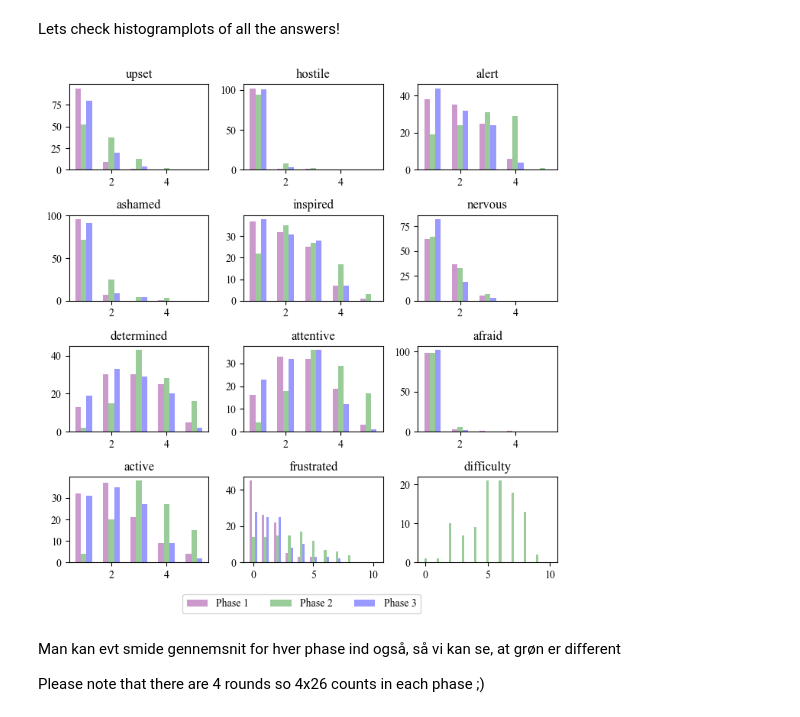
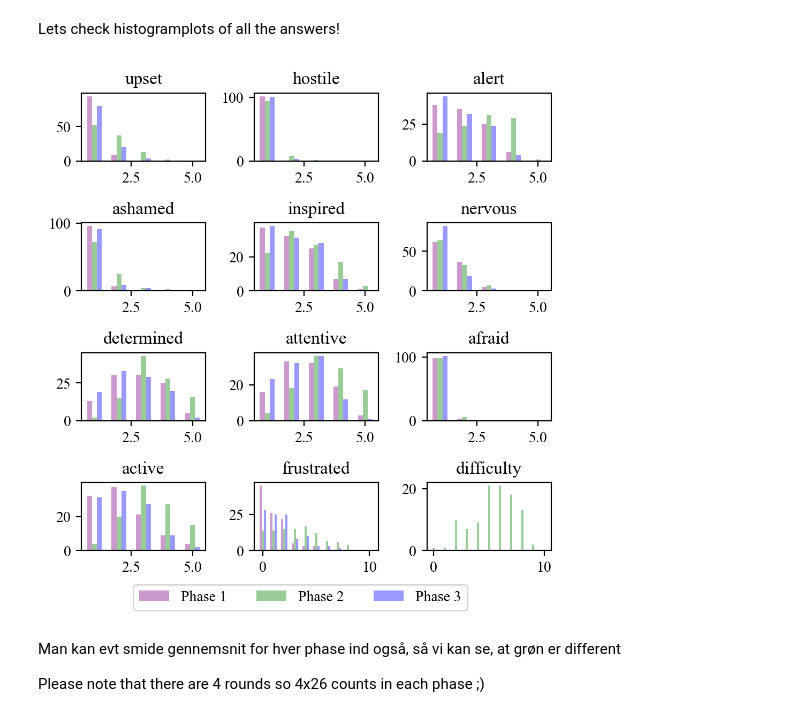
Before and after one commit to Ne0-1/02582_computational_data_analysis, a Jupyter notebook: case2/notebooks/questionnaire_analysis.ipynb, the cells around one changed output. Saved outputs shown, nothing was run; the diff lists cells and outputs as text; code cells hidden in the pictures.

```diff
--- a/case2/notebooks/questionnaire_analysis.ipynb
+++ b/case2/notebooks/questionnaire_analysis.ipynb
@@ -60,7 +60,7 @@ plotted_columns = ['upset', 'hostile', 'alert', 'ashamed', 'inspired', 'nervous'
                    'determined', 'attentive', 'afraid', 'active', 'frustrated',
                   'difficulty']
 # %%
-fig, ax = plt.subplots(4,3, figsize=(7,7))
+fig, ax = plt.subplots(4,3, figsize=(5,5), dpi=200)
 row_idx = -1
 for idx, question in enumerate(plotted_columns):
     if idx%3==0:
@@ -72,34 +72,34 @@ for idx, question in enumerate(plotted_columns):
             color = 'purple'
             label = 'Phase 1'
         if shift_idx == 1:
             shift = 0
             color = 'green'
             label = 'Phase 2'
         if shift_idx == 2:
             shift = 0.2
             color = 'blue'
             label = 'Phase 3'
         numbers = [1,2,3,4,5]
         if idx>9:
             numbers = [0,1,2,3,4,5,6,7,8,9,10]
         for number in numbers:
             if idx == 0 and number == 5:
                 ax[row_idx, col_idx].bar(number+shift, sum(df[df['phase']==phase][question]==number), width = 0.2, color=color, label=label, alpha=0.4)
             elif idx == 11:
                 if phase == 'phase1' or phase == 'phase3':
                     continue
                 ax[row_idx, col_idx].bar(number, sum(df[df['phase']=='phase2'][question]==number), width = 0.2, color='green', alpha=0.4)
 
             else:
                 ax[row_idx, col_idx].bar(number+shift, sum(df[df['phase']==phase][question]==number), width = 0.2, color=color, alpha=0.4)
             ax[row_idx, col_idx].set_title(question)
     col_idx += 1
 fig.legend(loc='lower center', ncol=3, bbox_to_anchor=(0.5, -0.05))
 fig.tight_layout()
 fig.savefig('bar_plot.png', bbox_inches='tight')
 plt.show()
 # %% [output]
-[figure, old version]
+[figure, new version]
 # %% [markdown]
 Man kan evt smide gennemsnit for hver phase ind også, så vi kan se, at grøn er different
 
```
Also changed, not shown: parts of 12 cells of this notebook.
